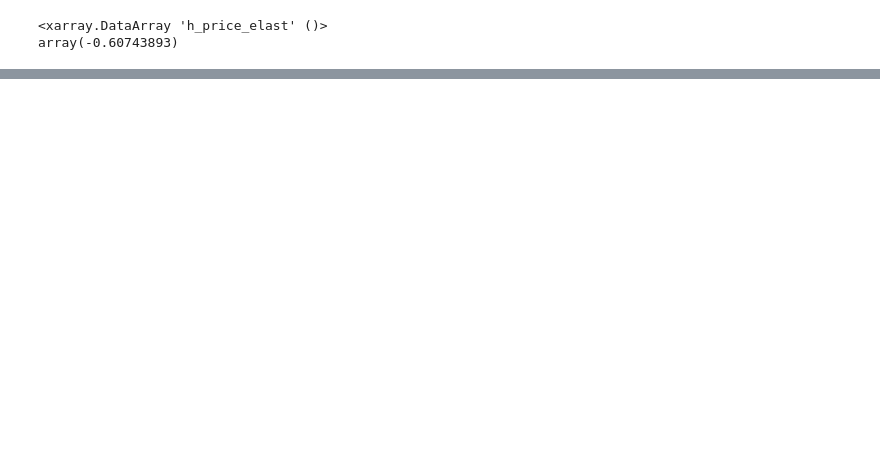
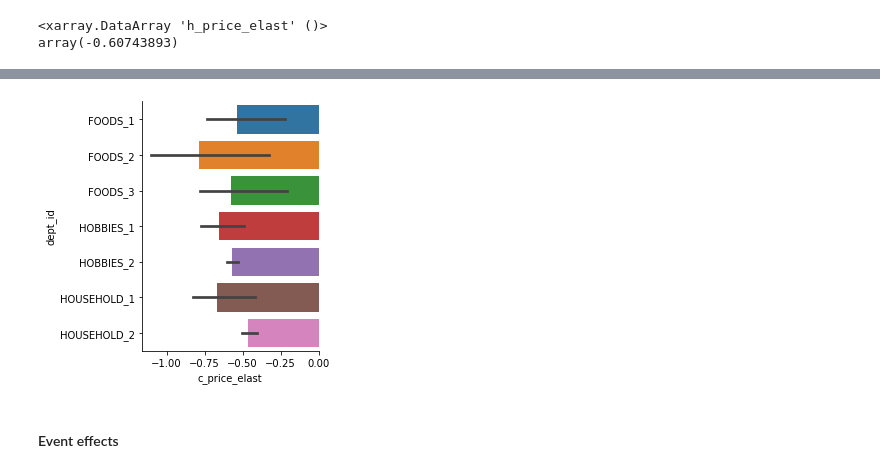
Before and after one commit to NowanIlfideme/m5-competition, a Jupyter notebook: nb/3_Models.ipynb, the cells around one changed output, grey strips where cells are left out. Cells and saved outputs as stored; diff of their text form; code cells hidden in the pictures; blank space fills up the shorter version.

```diff
--- a/nb/3_Models.ipynb
+++ b/nb/3_Models.ipynb
@@ -646,0 +664,7 @@ array(-0.60743893)
+# %%
+_pe_dept = c_price_elast.groupby(ds['dept_id']).mean().to_series()
+sns.catplot(y="dept_id", x="c_price_elast", data=_pe_dept.to_frame().reset_index(), height=4, kind='bar');
+# %% [output]
+[figure, added]
+# %% [markdown]
+#### Event effects
```
Also changed, not shown: parts of 28 cells of this notebook.
